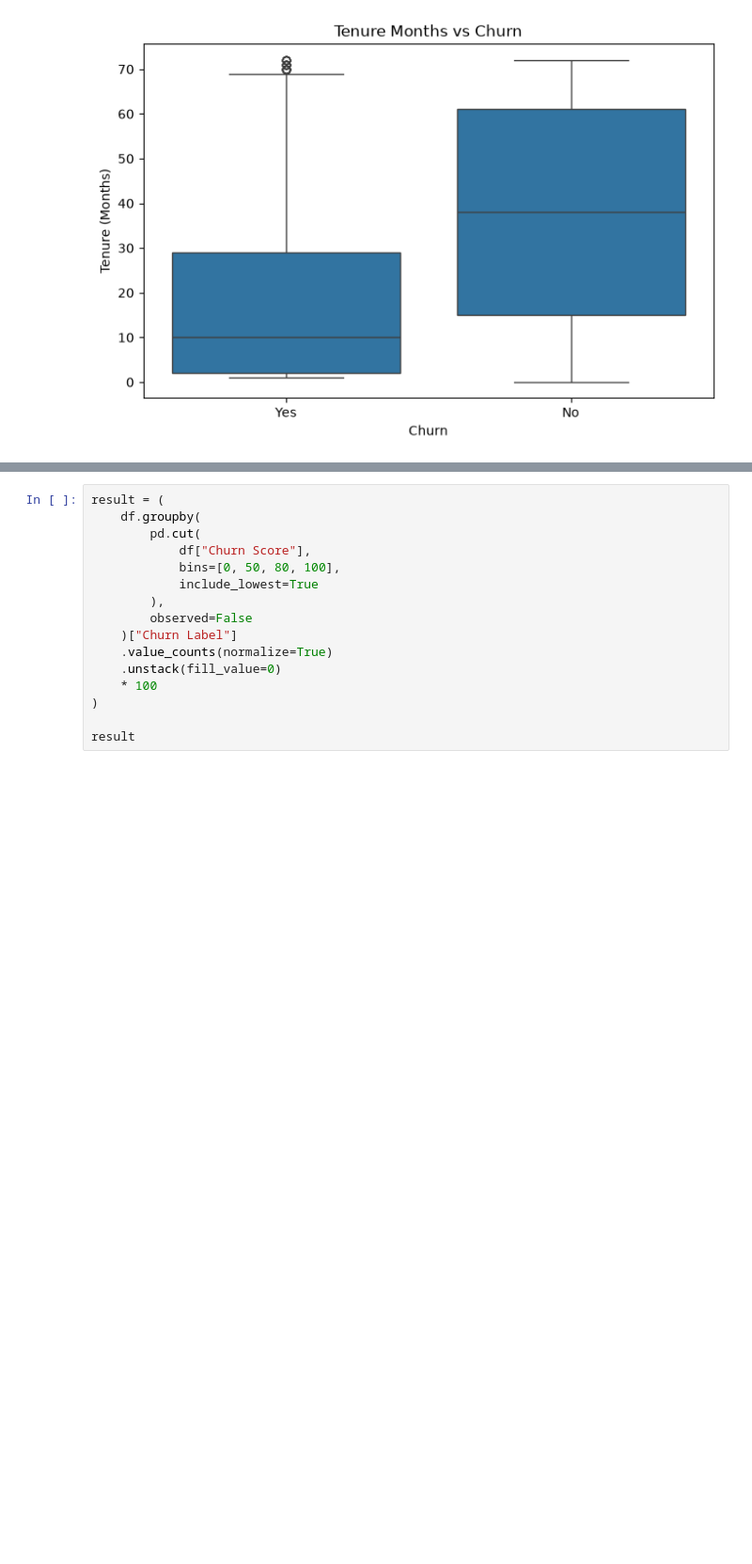
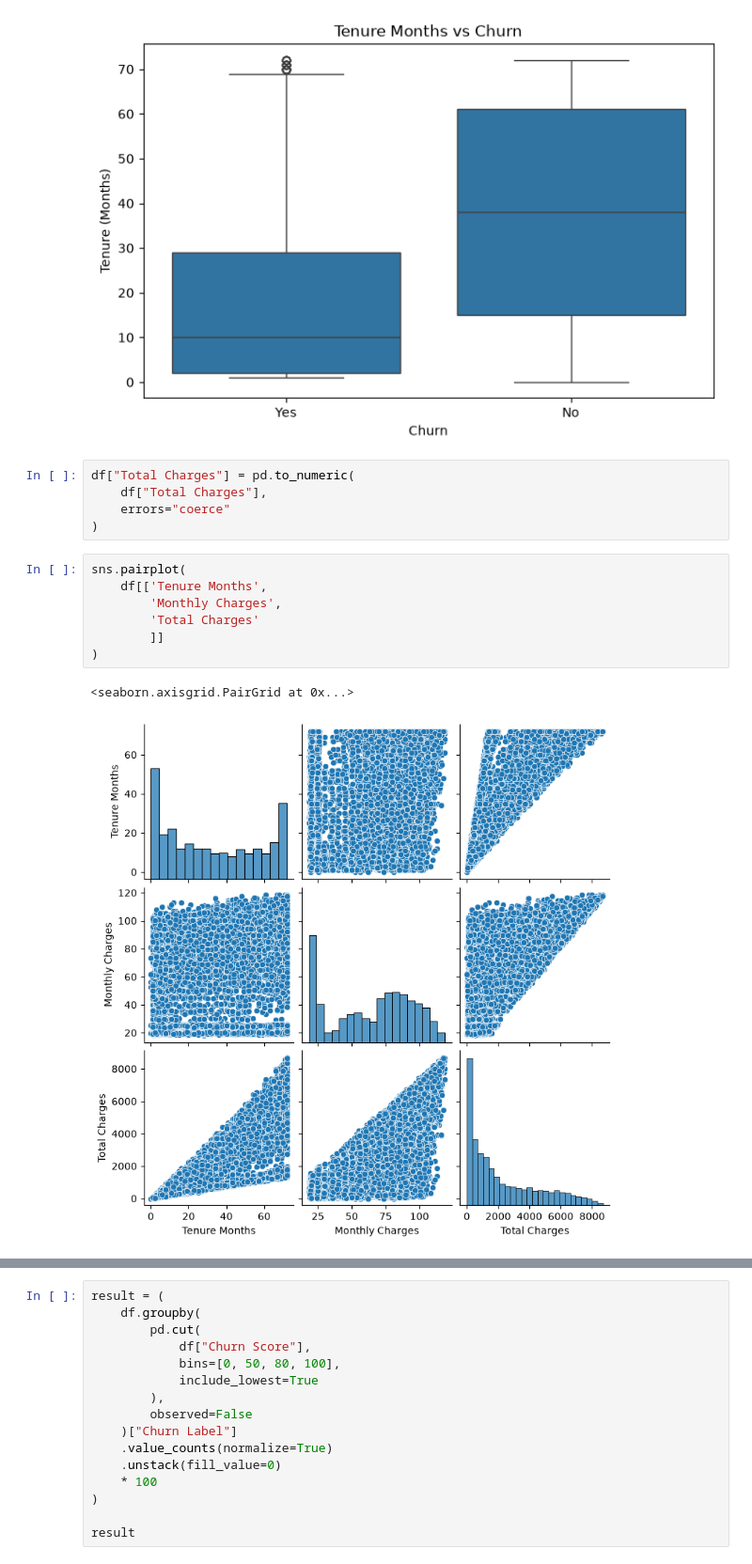
Before and after one commit to ArjunTechie118/Costumer-Churn-Prediction, a Jupyter notebook: notebook/01_eda.ipynb, the cells around one changed output, grey strips where cells are left out. Shown at 94% size. Saved outputs shown, nothing was run; the diff lists cells and outputs as text; blank space fills up the shorter version.

Commit message:
Data Visualization

```diff
--- a/notebook/01_eda.ipynb
+++ b/notebook/01_eda.ipynb
@@ -200,3 +200,18 @@ plt.ylabel("Tenure (Months)")
 plt.show()
 # %% [output]
 [figure]
+# %%
+df["Total Charges"] = pd.to_numeric(
+    df["Total Charges"],
+    errors="coerce"
+)
+# %%
+sns.pairplot(
+    df[['Tenure Months',
+        'Monthly Charges',
+        'Total Charges'
+        ]]
+)
+# %% [output]
+<seaborn.axisgrid.PairGrid at 0x...>
+[figure, added]
```
Also changed, not shown: parts of 1 cell of this notebook.
